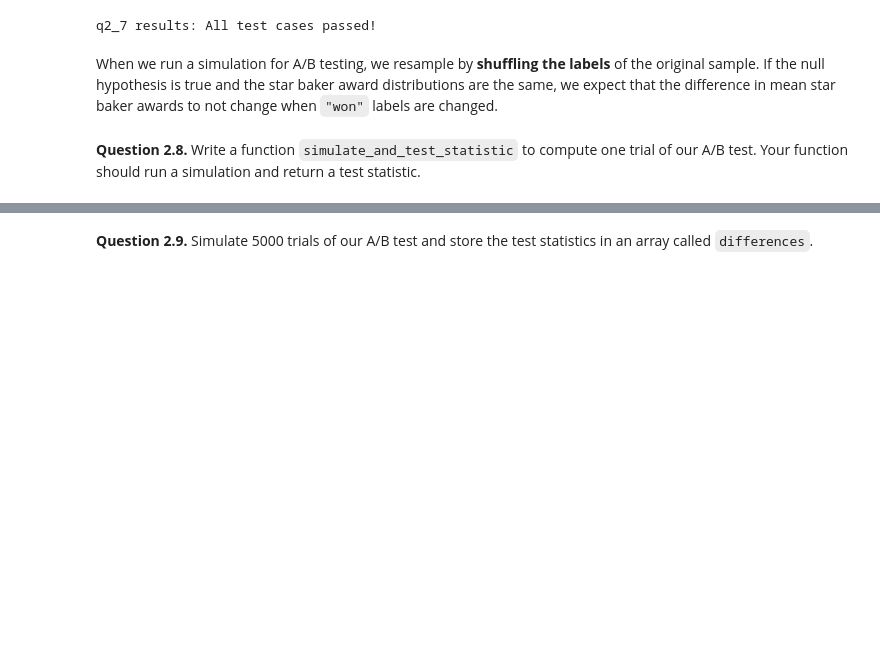
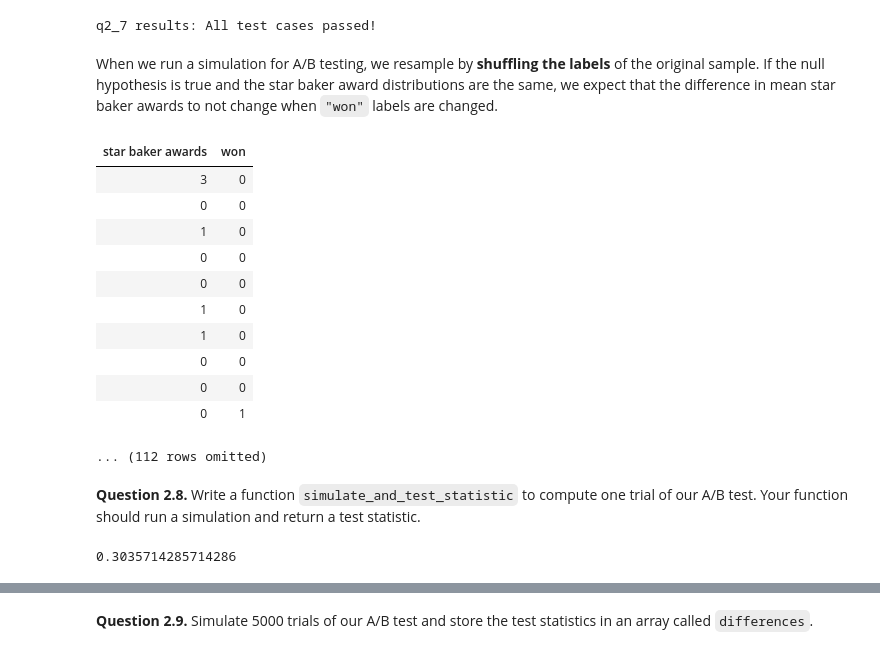
Before and after one commit to RickMeskimen/24-Fall-data1350, a Jupyter notebook: lab07/lab07.ipynb, the cells around one changed output, grey strips where cells are left out. Drawn from its saved outputs; the diff is of its cells as text; code cells hidden in the pictures; blank space fills up the shorter version.

```diff
--- a/lab07/lab07.ipynb
+++ b/lab07/lab07.ipynb
@@ -183,5 +183,22 @@ grader.check("q2_7")
 q2_7 results: All test cases passed!
 # %% [markdown]
 When we run a simulation for A/B testing, we resample by **shuffling the labels** of the original sample. If the null hypothesis is true and the star baker award distributions are the same, we expect that the difference in mean star baker awards to not change when `"won"` labels are changed.
+# %%
+shuffled_labels= np.random.permutation(bakers.column("won"))
+shuffled_tbl = ((bakers.copy().with_column("won2",shuffled_labels)).drop("won")).relabeled("won2","won")
+shuffled_tbl
+# %% [output]
+| star baker awards | won |
+| 3 | 0 |
+| 0 | 0 |
+| 1 | 0 |
+| 0 | 0 |
+| 0 | 0 |
+| 1 | 0 |
+| 1 | 0 |
+| 0 | 0 |
+| 0 | 0 |
+| 0 | 1 |
+... (112 rows omitted)
 # %% [markdown]
 **Question 2.8.** Write a function `simulate_and_test_statistic` to compute one trial of our A/B test. Your function should run a simulation and return a test statistic.
@@ -193,3 +205,14 @@ simulate_and_test_statistic(bakers, "won", "star baker awards")
+# %%
+def simulate_and_test_statistic(tbl, label_col, values_col):
+    shuffled_labels = np.random.permutation(tbl.column(label_col))
+
+    shuffled_tbl = ((tbl.copy().with_column("won2",shuffled_labels)).drop("won")).relabeled("won2","won")
+
+    return find_test_stat(shuffled_tbl, label_col, values_col)
+
+simulate_and_test_statistic(bakers, "won", "star baker awards")
+# %% [output]
+0.3035714285714286
 # %%
 grader.check("q2_8")
 # %% [output]
```
Also changed, not shown: parts of 2 cells of this notebook, 1 other file.
